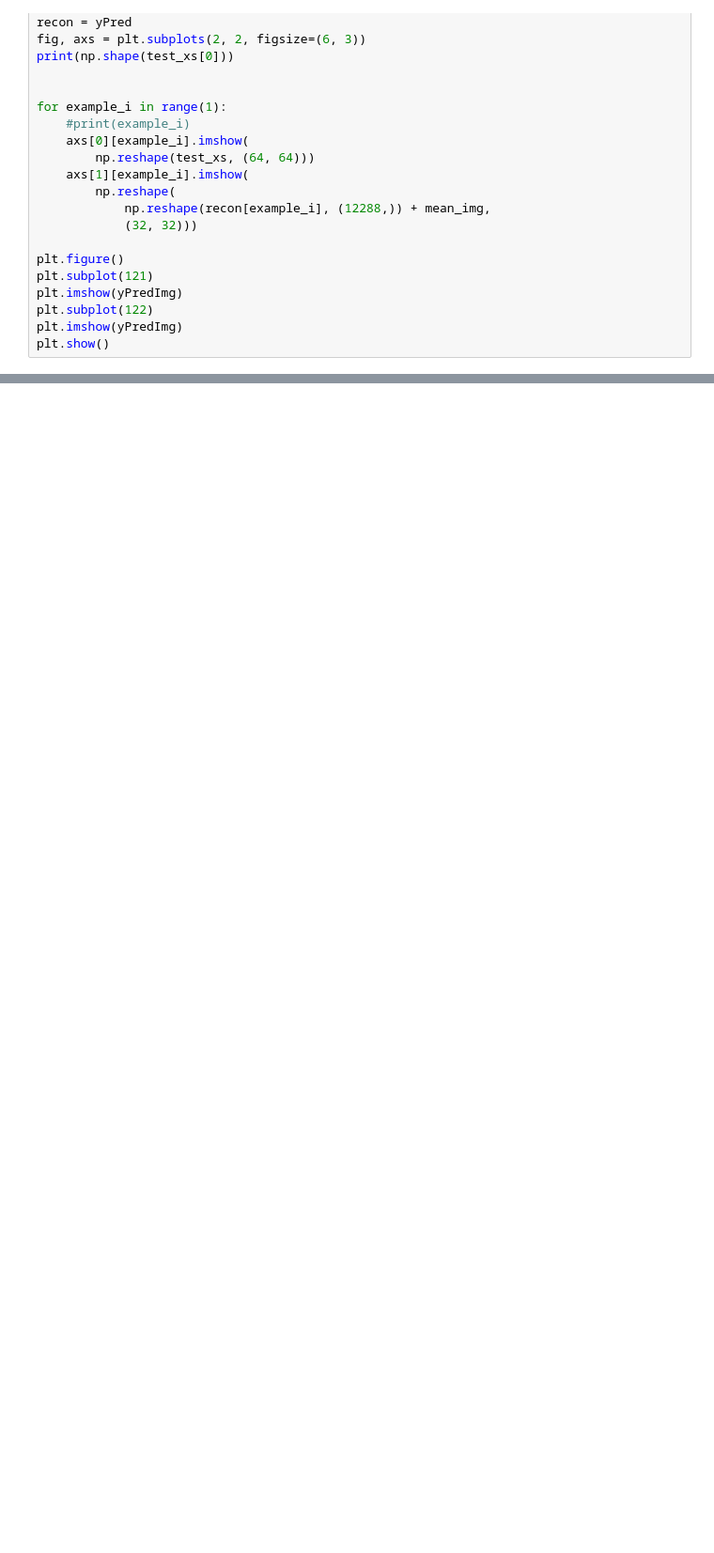
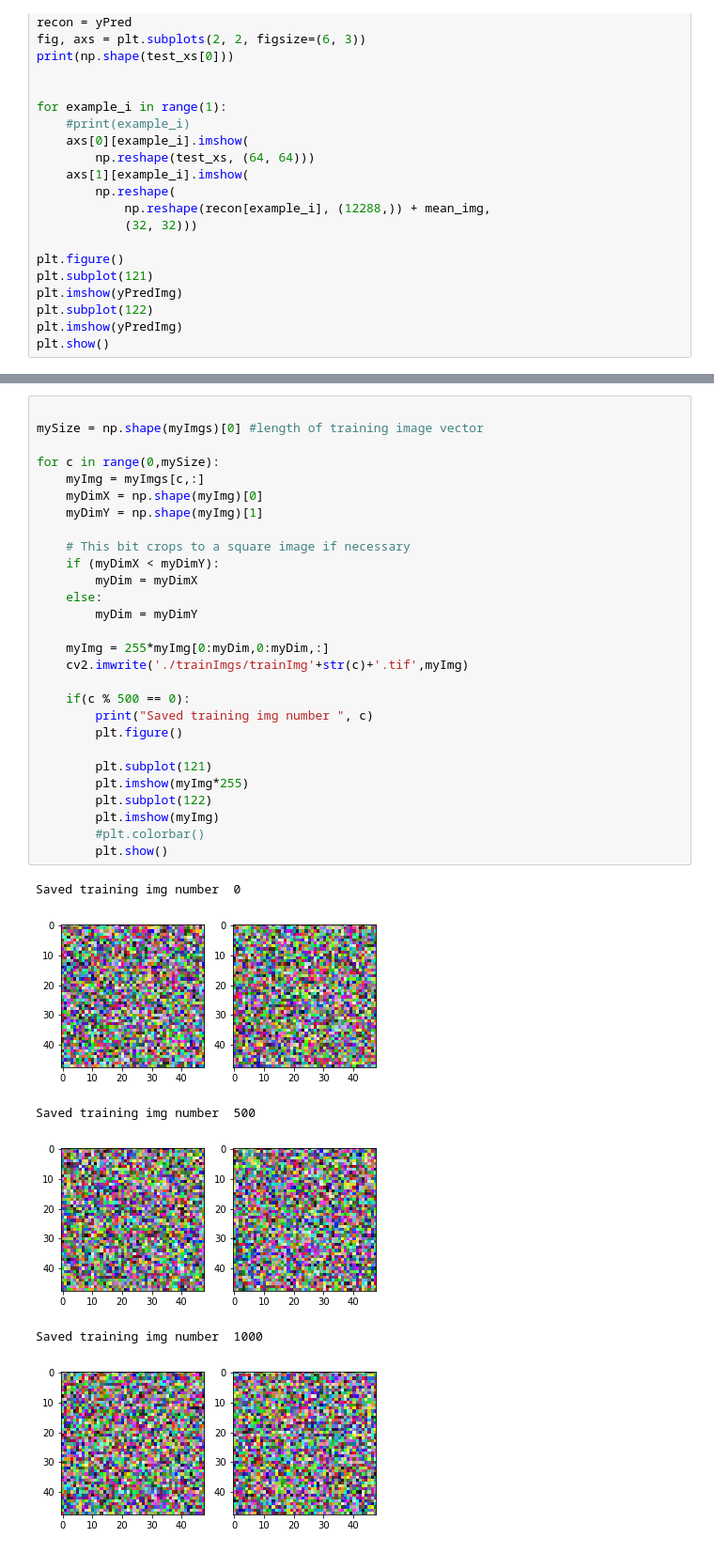
Before and after one commit to theScinder/cuttleVision, a Jupyter notebook: cuttlePySim.ipynb, the cells around one changed output, grey strips where cells are left out. Shown at 94% size. Drawn from its saved outputs; the diff is of its cells as text; blank space fills up the shorter version.

```diff
--- a/cuttlePySim.ipynb
+++ b/cuttlePySim.ipynb
@@ -755,0 +798,35 @@ plt.show()
+# %%
+
+mySize = np.shape(myImgs)[0] #length of training image vector
+
+for c in range(0,mySize):
+    myImg = myImgs[c,:]
+    myDimX = np.shape(myImg)[0]
+    myDimY = np.shape(myImg)[1]
+
+    # This bit crops to a square image if necessary
+    if (myDimX < myDimY):
+        myDim = myDimX
+    else:
+        myDim = myDimY
+
+    myImg = 255*myImg[0:myDim,0:myDim,:]
+    cv2.imwrite('./trainImgs/trainImg'+str(c)+'.tif',myImg)
+
+    if(c % 500 == 0):
+        print("Saved training img number ", c)
+        plt.figure()
+
+        plt.subplot(121)
+        plt.imshow(myImg*255)
+        plt.subplot(122)
+        plt.imshow(myImg)
+        #plt.colorbar()
+        plt.show()
+# %% [output]
+Saved training img number  0
+[figure, added]
+Saved training img number  500
+[figure, added]
+Saved training img number  1000
+[figure, added]
```
Also changed, not shown: parts of 17 cells of this notebook.
